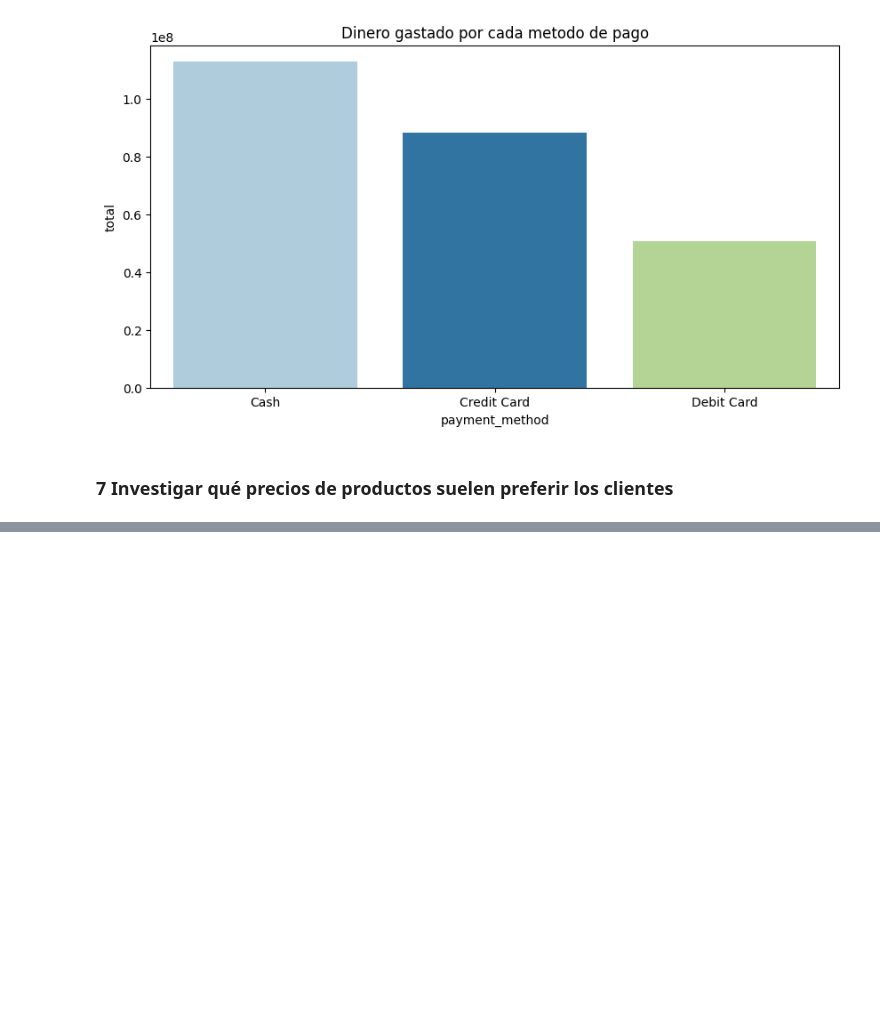
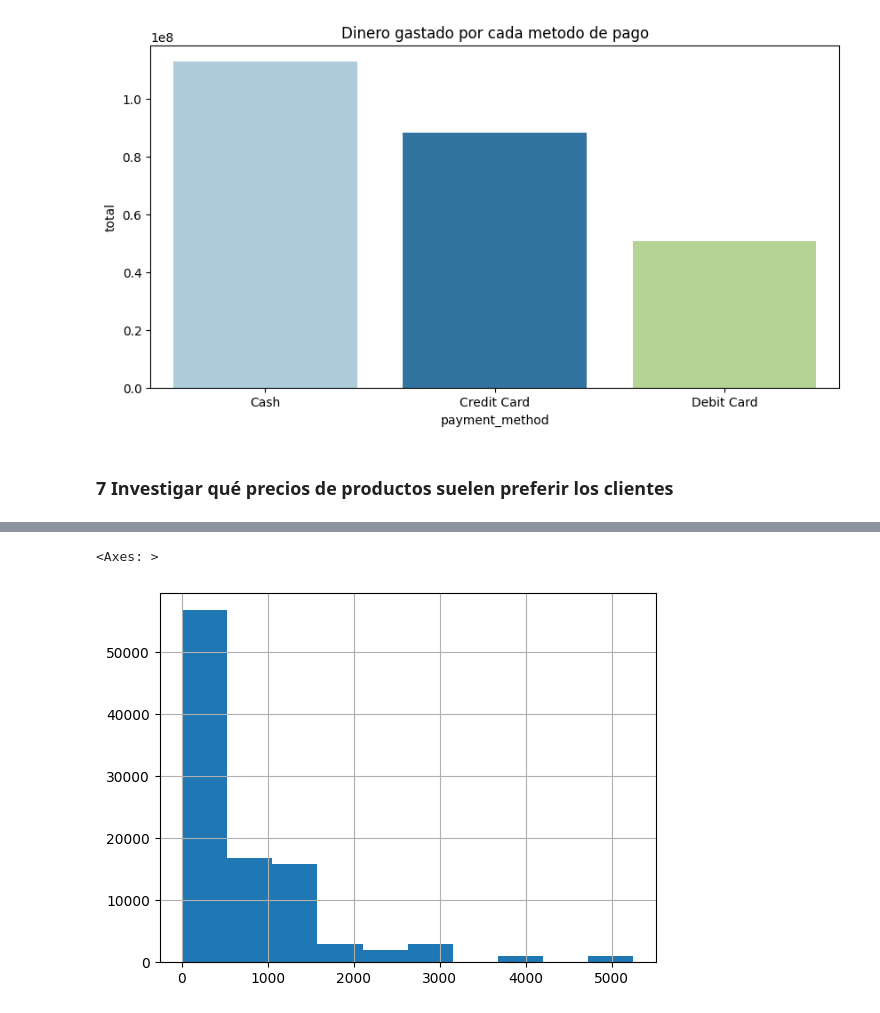
Before and after one commit to sleepmagnus/retail_analysis, a Jupyter notebook: retail.ipynb, the cells around one changed output, grey strips where cells are left out. Cells and saved outputs as stored; diff of their text form; code cells hidden in the pictures; blank space fills up the shorter version.

```diff
--- a/retail.ipynb
+++ b/retail.ipynb
@@ -362,3 +362,5 @@ Passing `palette` without assigning `hue` is deprecated and will be removed in v
 [figure]
 # %% [markdown]
 ### 7 Investigar qué precios de productos suelen preferir los clientes
+# %%
+df7 = df0.copy()
@@ -364,0 +388,6 @@ Passing `palette` without assigning `hue` is deprecated and will be removed in v
+# %%
+# precio eje x, transacciones eje y
+df7['price'].hist()
+# %% [output]
+<Axes: >
+[figure, added]
```
Also changed, not shown: parts of 7 cells of this notebook.
